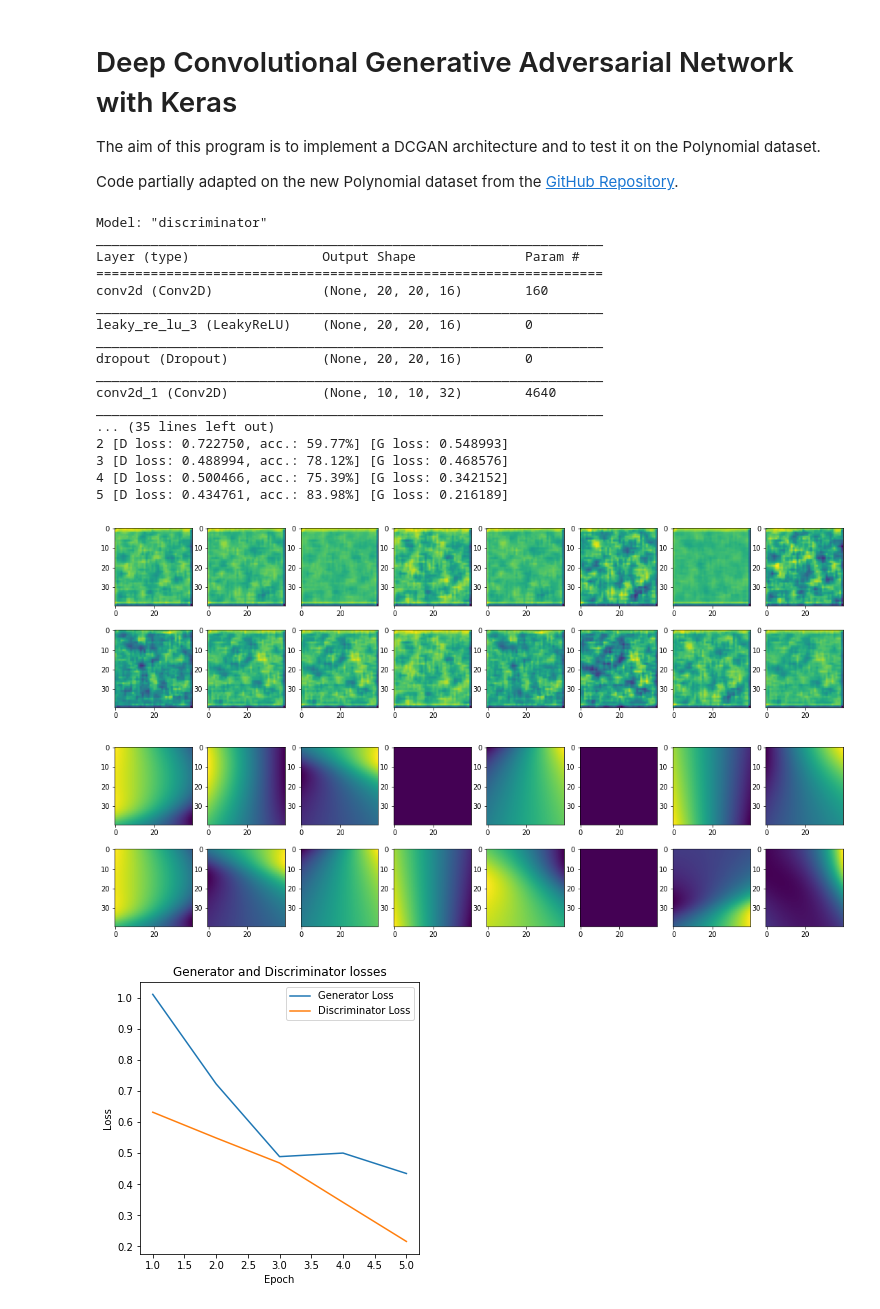
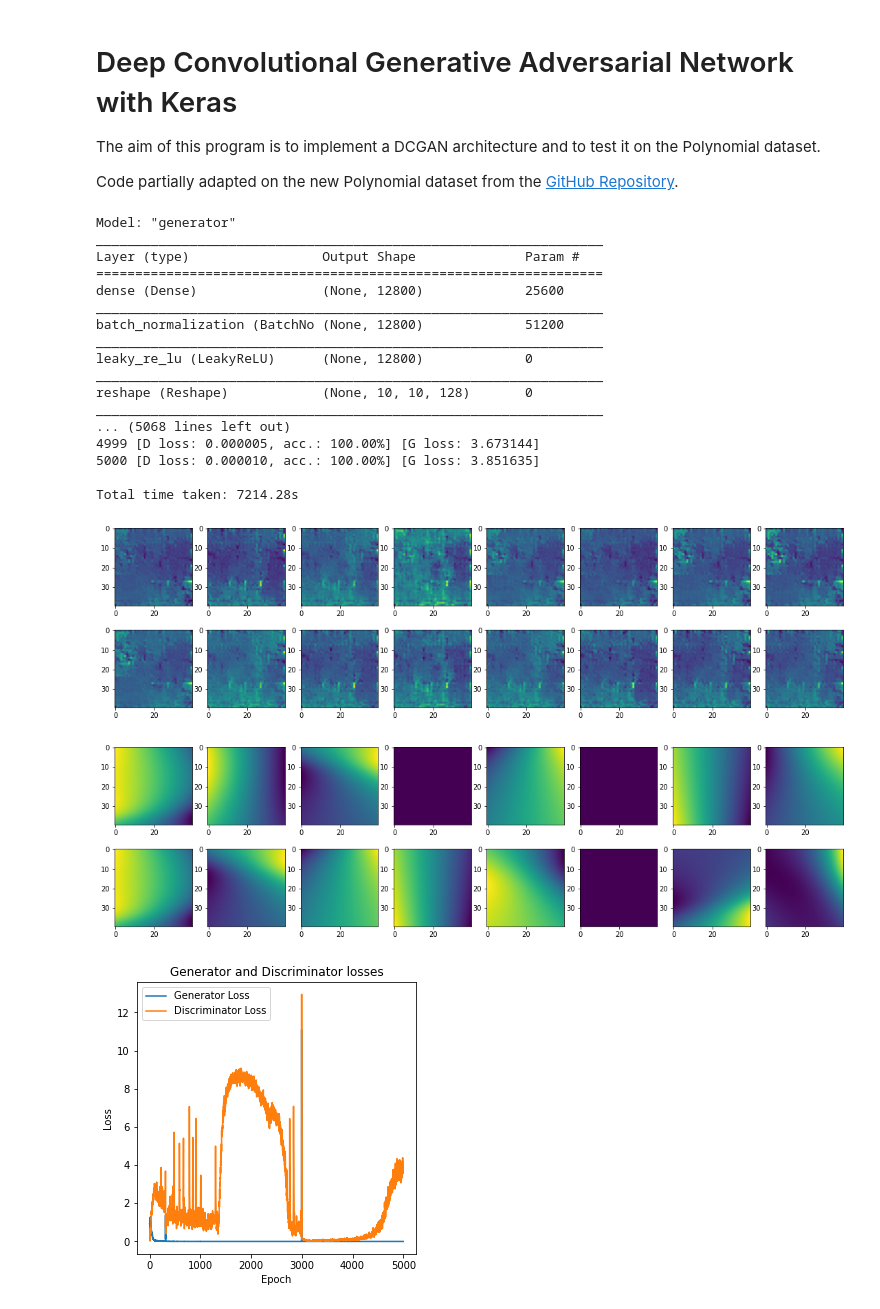
Before and after one commit to LorenzoValente3/Deep-Learning-Models, a Jupyter notebook: GANs_using_Polynomials/DCGAN_poly.ipynb, the cells around one changed output. Drawn from its saved outputs; the diff is of its cells as text; code cells hidden in the pictures.

```diff
--- a/GANs_using_Polynomials/DCGAN_poly.ipynb
+++ b/GANs_using_Polynomials/DCGAN_poly.ipynb
@@ -39,5 +41,8 @@ import tensorflow_docs.vis.embed as embed
 # %%
-polydata = np.load('./polydata.npy')
+#load the dataset
+polydata = np.load('./dataset/polydata.npy')
+
+#plot and save an image from the dataset
 plt.imshow(polydata[1])
 dir = os.path.join("images")
 if not os.path.exists(dir):
@@ -245,29 +278,31 @@ class DCGAN():
 # %%
-gan=DCGAN(polydata)
-gan.build_generator_model()
-gan.build_discriminator_model()
-gan.combined_model()
-gan.train(epochs=5)
-gan.fig()
-gan.plot_losses()
+dcgan=DCGAN(polydata)
+dcgan.build_generator_model()
+dcgan.build_discriminator_model()
+dcgan.combined_model()
+dcgan.dir()
+dcgan.train(epochs=5000, save_interval=250)
+dcgan.fig()
+dcgan.plot_losses()
+dcgan.gif()
 # %% [output]
-Model: "discriminator"
+Model: "generator"
 _________________________________________________________________
 Layer (type)                 Output Shape              Param #
 =================================================================
-conv2d (Conv2D)              (None, 20, 20, 16)        160
+dense (Dense)                (None, 12800)             25600
 _________________________________________________________________
-leaky_re_lu_3 (LeakyReLU)    (None, 20, 20, 16)        0
+batch_normalization (BatchNo (None, 12800)             51200
 _________________________________________________________________
-dropout (Dropout)            (None, 20, 20, 16)        0
+leaky_re_lu (LeakyReLU)      (None, 12800)             0
 _________________________________________________________________
-conv2d_1 (Conv2D)            (None, 10, 10, 32)        4640
+reshape (Reshape)            (None, 10, 10, 128)       0
 _________________________________________________________________
-... (35 lines left out)
-2 [D loss: 0.722750, acc.: 59.77%] [G loss: 0.548993]
-3 [D loss: 0.488994, acc.: 78.12%] [G loss: 0.468576]
-4 [D loss: 0.500466, acc.: 75.39%] [G loss: 0.342152]
-5 [D loss: 0.434761, acc.: 83.98%] [G loss: 0.216189]
+... (5068 lines left out)
+4999 [D loss: 0.000005, acc.: 100.00%] [G loss: 3.673144]
+5000 [D loss: 0.000010, acc.: 100.00%] [G loss: 3.851635]
+
+Total time taken: 7214.28s
-[figure, old version]
+[figure, new version]
 [figure]
-[figure, old version]
+[figure, new version]
```
Also changed, not shown: parts of 3 cells of this notebook, 20 other files.
